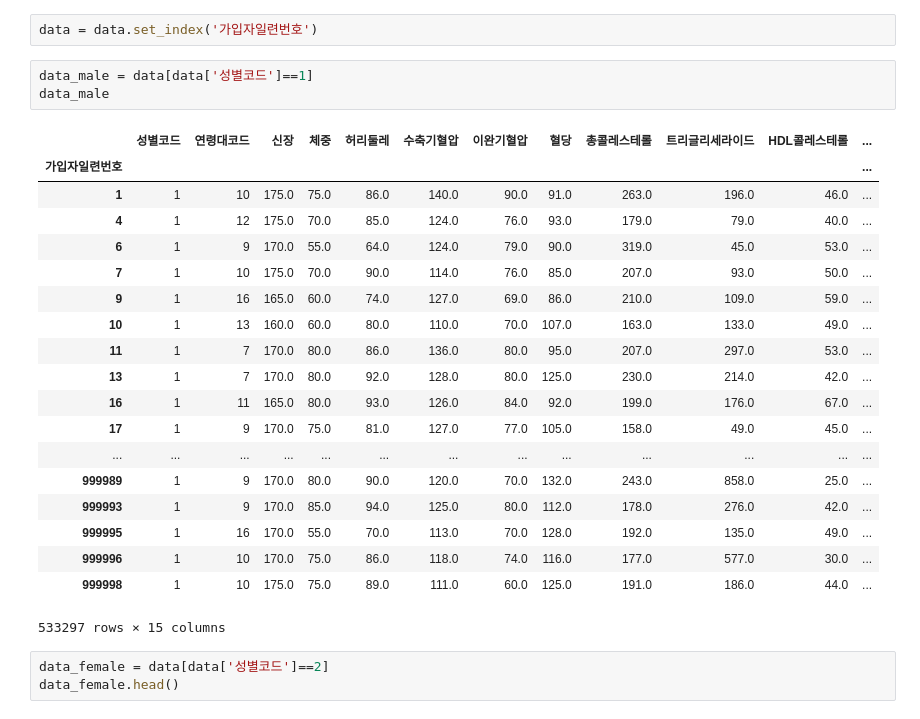
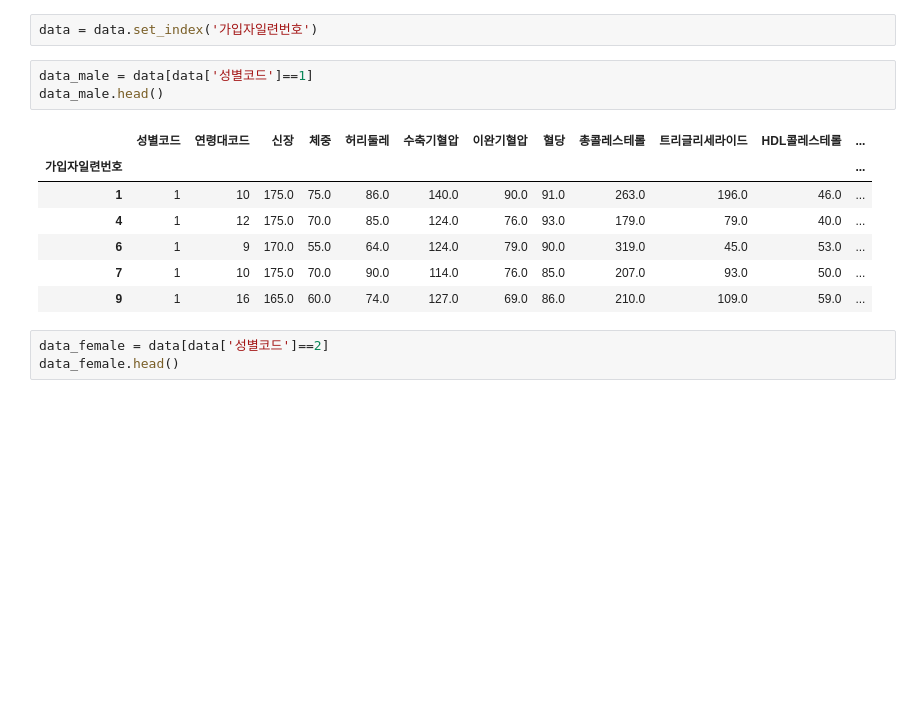
Before and after one commit to mojunsang26/bigdataYonsei, a Jupyter notebook: proj/preprocessing.ipynb, the cells around one changed output. Cells and saved outputs as stored; diff of their text form; blank space fills up the shorter version.

```diff
--- a/proj/preprocessing.ipynb
+++ b/proj/preprocessing.ipynb
@@ -17,27 +17,15 @@ data.head()
 data = data.set_index('가입자일련번호')
 # %%
 data_male = data[data['성별코드']==1]
-data_male
+data_male.head()
 # %% [output]
 |  | 성별코드 | 연령대코드 | 신장 | 체중 | 허리둘레 | 수축기혈압 | 이완기혈압 | 혈당 | 총콜레스테롤 | 트리글리세라이드 | HDL콜레스테롤 | ... |
 | 가입자일련번호 |  |  |  |  |  |  |  |  |  |  |  | ... |
 | 1 | 1 | 10 | 175.0 | 75.0 | 86.0 | 140.0 | 90.0 | 91.0 | 263.0 | 196.0 | 46.0 | ... |
 | 4 | 1 | 12 | 175.0 | 70.0 | 85.0 | 124.0 | 76.0 | 93.0 | 179.0 | 79.0 | 40.0 | ... |
 | 6 | 1 | 9 | 170.0 | 55.0 | 64.0 | 124.0 | 79.0 | 90.0 | 319.0 | 45.0 | 53.0 | ... |
 | 7 | 1 | 10 | 175.0 | 70.0 | 90.0 | 114.0 | 76.0 | 85.0 | 207.0 | 93.0 | 50.0 | ... |
 | 9 | 1 | 16 | 165.0 | 60.0 | 74.0 | 127.0 | 69.0 | 86.0 | 210.0 | 109.0 | 59.0 | ... |
-| 10 | 1 | 13 | 160.0 | 60.0 | 80.0 | 110.0 | 70.0 | 107.0 | 163.0 | 133.0 | 49.0 | ... |
-| 11 | 1 | 7 | 170.0 | 80.0 | 86.0 | 136.0 | 80.0 | 95.0 | 207.0 | 297.0 | 53.0 | ... |
-| 13 | 1 | 7 | 170.0 | 80.0 | 92.0 | 128.0 | 80.0 | 125.0 | 230.0 | 214.0 | 42.0 | ... |
-| 16 | 1 | 11 | 165.0 | 80.0 | 93.0 | 126.0 | 84.0 | 92.0 | 199.0 | 176.0 | 67.0 | ... |
-| 17 | 1 | 9 | 170.0 | 75.0 | 81.0 | 127.0 | 77.0 | 105.0 | 158.0 | 49.0 | 45.0 | ... |
-| ... | ... | ... | ... | ... | ... | ... | ... | ... | ... | ... | ... | ... |
-| 999989 | 1 | 9 | 170.0 | 80.0 | 90.0 | 120.0 | 70.0 | 132.0 | 243.0 | 858.0 | 25.0 | ... |
-| 999993 | 1 | 9 | 170.0 | 85.0 | 94.0 | 125.0 | 80.0 | 112.0 | 178.0 | 276.0 | 42.0 | ... |
-| 999995 | 1 | 16 | 170.0 | 55.0 | 70.0 | 113.0 | 70.0 | 128.0 | 192.0 | 135.0 | 49.0 | ... |
-| 999996 | 1 | 10 | 170.0 | 75.0 | 86.0 | 118.0 | 74.0 | 116.0 | 177.0 | 577.0 | 30.0 | ... |
-| 999998 | 1 | 10 | 175.0 | 75.0 | 89.0 | 111.0 | 60.0 | 125.0 | 191.0 | 186.0 | 44.0 | ... |
-533297 rows × 15 columns
 # %%
 data_female = data[data['성별코드']==2]
 data_female.head()
```
Also changed, not shown: parts of 9 cells of this notebook, 4 other files.
